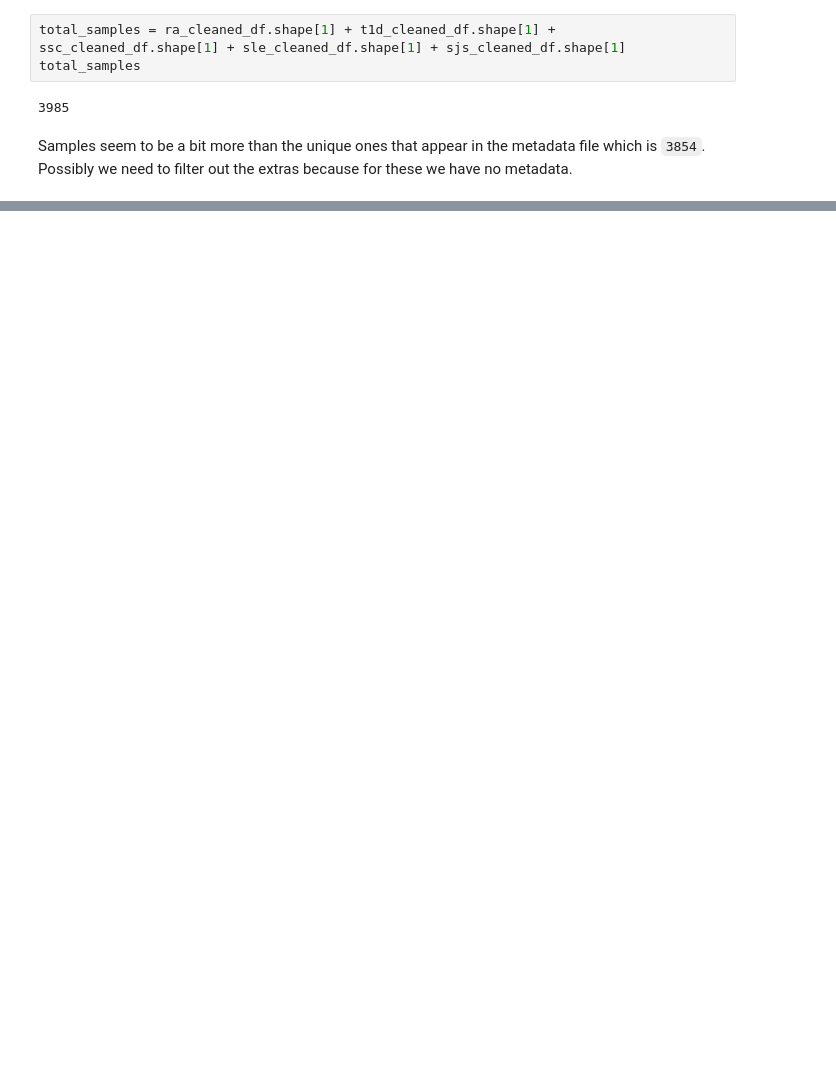
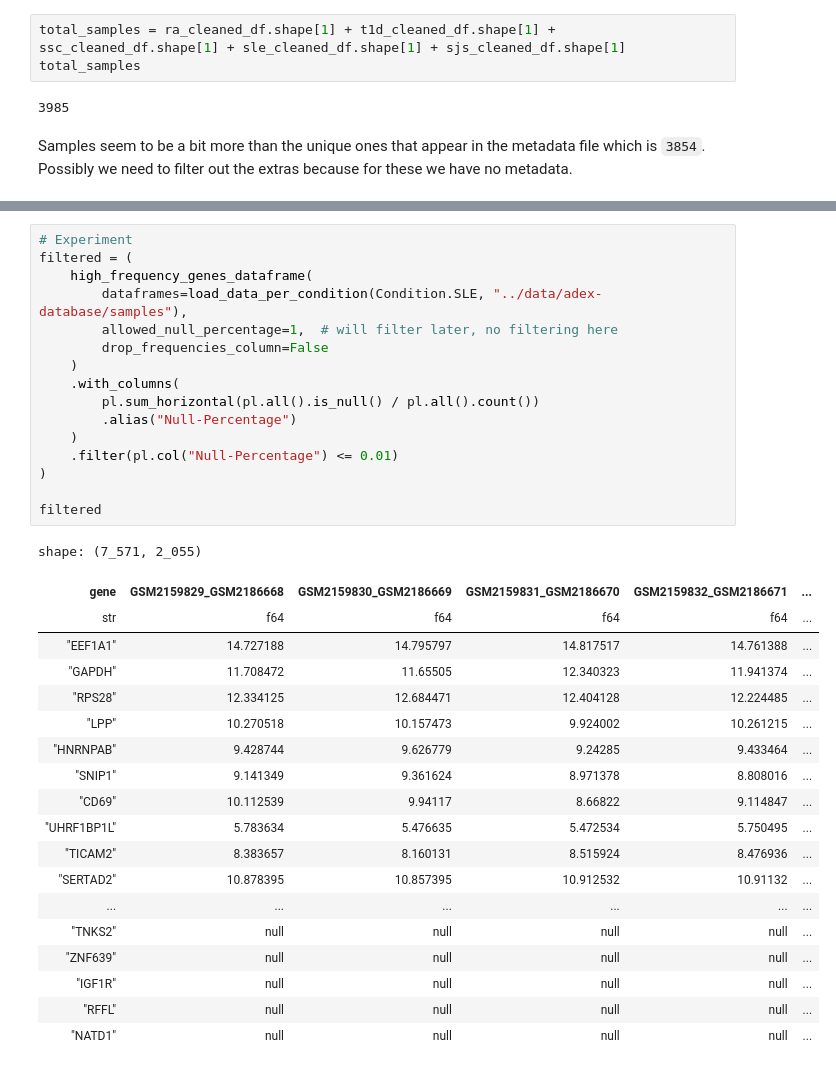
Before and after one commit to thelgis/applied-bioinformatics-thesis, a Jupyter notebook: notebooks/2_Exploratory_Analysis.ipynb, the cells around one changed output, grey strips where cells are left out. Saved outputs shown, nothing was run; the diff lists cells and outputs as text; blank space fills up the shorter version.

```diff
--- a/notebooks/2_Exploratory_Analysis.ipynb
+++ b/notebooks/2_Exploratory_Analysis.ipynb
@@ -343,0 +351,36 @@ Possibly we need to filter out the extras because for these we have no metadata.
+# %%
+# Experiment
+filtered = (
+    high_frequency_genes_dataframe(
+        dataframes=load_data_per_condition(Condition.SLE, "../data/adex-database/samples"),
+        allowed_null_percentage=1,  # will filter later, no filtering here
+        drop_frequencies_column=False
+    )
+    .with_columns(
+        pl.sum_horizontal(pl.all().is_null() / pl.all().count())
+        .alias("Null-Percentage")
+    )
+    .filter(pl.col("Null-Percentage") <= 0.01)
+)
+
+filtered
+# %% [output]
+shape: (7_571, 2_055)
+| gene | GSM2159829_GSM2186668 | GSM2159830_GSM2186669 | GSM2159831_GSM2186670 | GSM2159832_GSM2186671 | ... |
+| str | f64 | f64 | f64 | f64 | ... |
+| "EEF1A1" | 14.727188 | 14.795797 | 14.817517 | 14.761388 | ... |
+| "GAPDH" | 11.708472 | 11.65505 | 12.340323 | 11.941374 | ... |
+| "RPS28" | 12.334125 | 12.684471 | 12.404128 | 12.224485 | ... |
+| "LPP" | 10.270518 | 10.157473 | 9.924002 | 10.261215 | ... |
+| "HNRNPAB" | 9.428744 | 9.626779 | 9.24285 | 9.433464 | ... |
+| "SNIP1" | 9.141349 | 9.361624 | 8.971378 | 8.808016 | ... |
+| "CD69" | 10.112539 | 9.94117 | 8.66822 | 9.114847 | ... |
+| "UHRF1BP1L" | 5.783634 | 5.476635 | 5.472534 | 5.750495 | ... |
+| "TICAM2" | 8.383657 | 8.160131 | 8.515924 | 8.476936 | ... |
+| "SERTAD2" | 10.878395 | 10.857395 | 10.912532 | 10.91132 | ... |
+| ... | ... | ... | ... | ... | ... |
+| "TNKS2" | null | null | null | null | ... |
+| "ZNF639" | null | null | null | null | ... |
+| "IGF1R" | null | null | null | null | ... |
+| "RFFL" | null | null | null | null | ... |
+| "NATD1" | null | null | null | null | ... |
```
Also changed, not shown: parts of 10 cells of this notebook, 1 other file.
